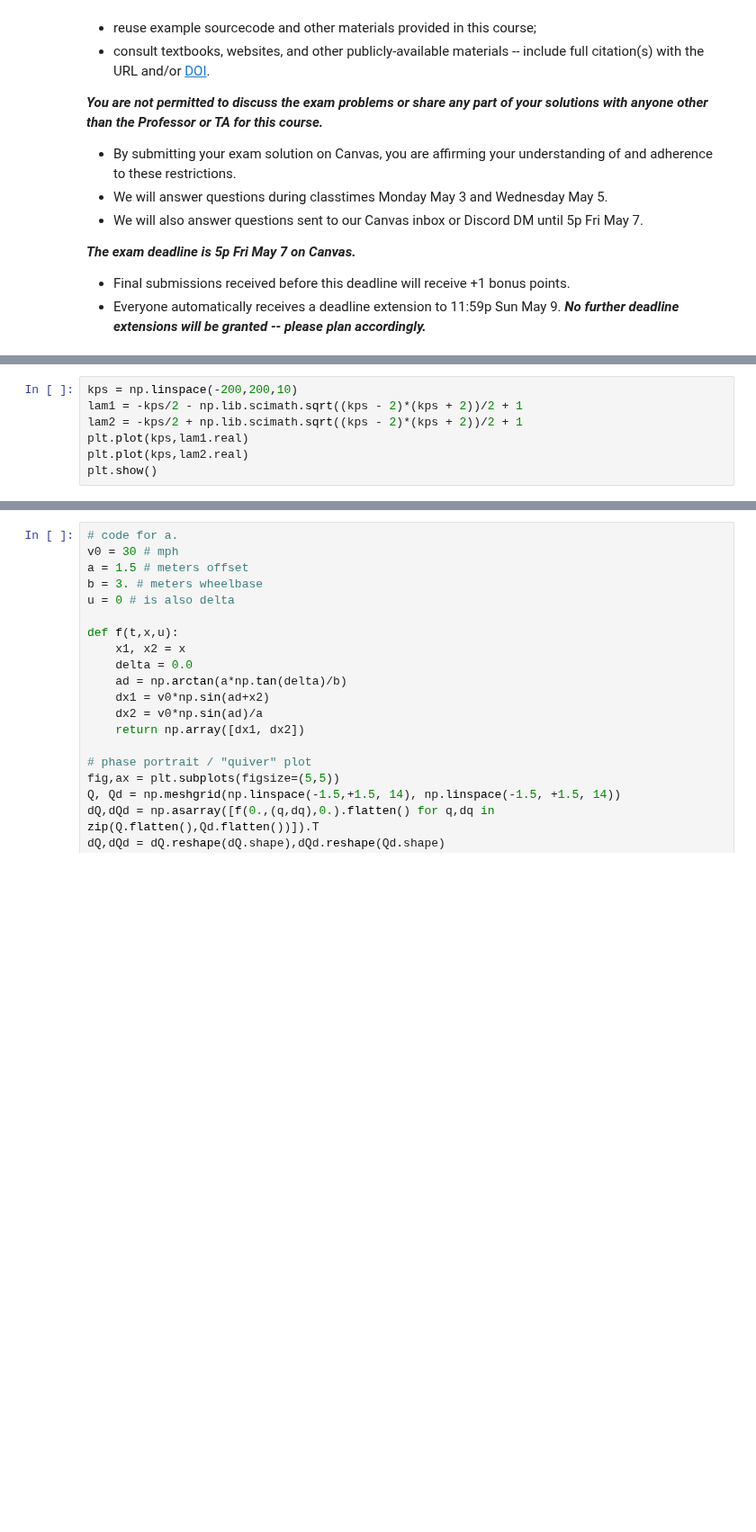
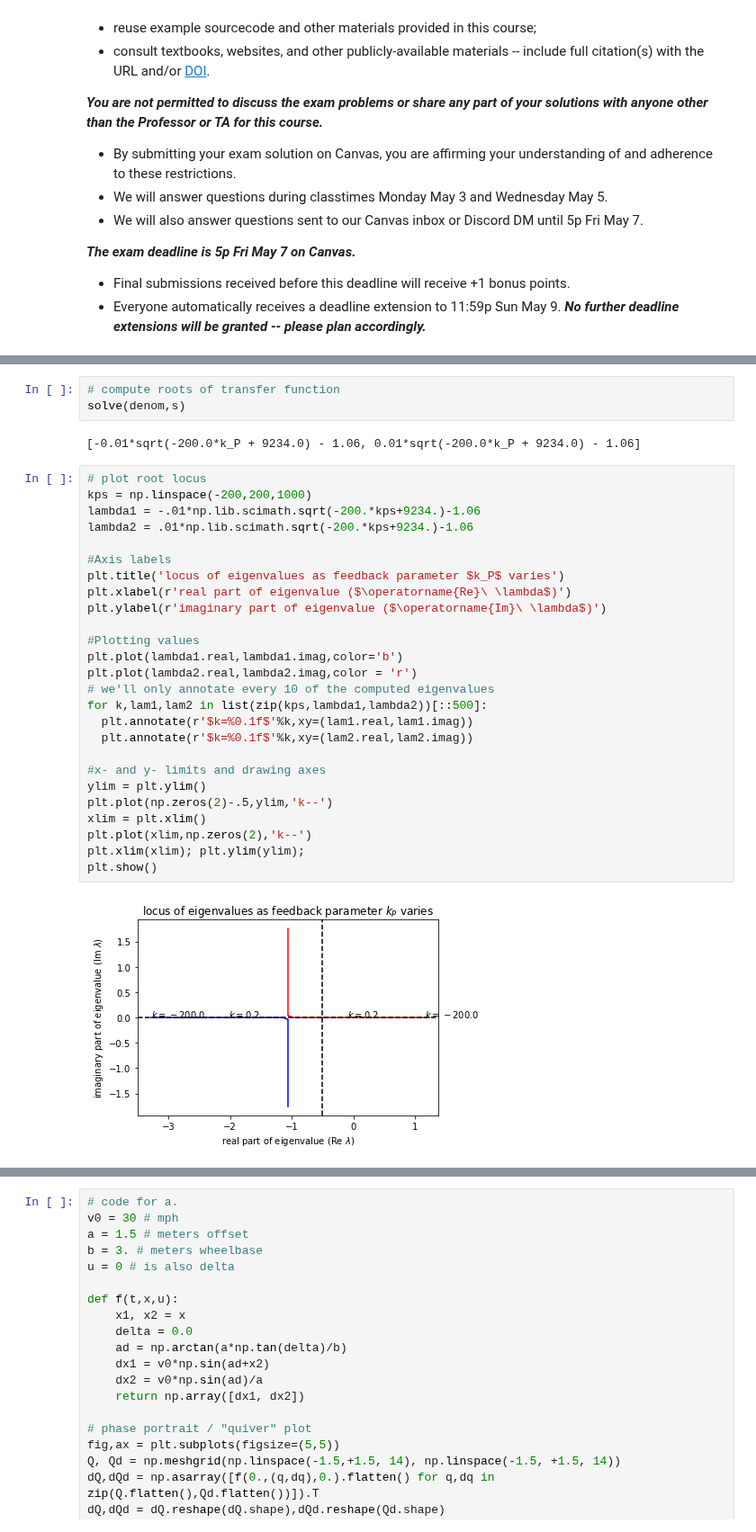
Before and after one commit to JGSuw/ee447_hw_solutions_public, a Jupyter notebook: exam1_solution.ipynb, the cells around one changed output, grey strips where cells are left out. Shown at 90% size. Cells and saved outputs as stored; diff of their text form; blank space fills up the shorter version.

```diff
--- a/exam1_solution.ipynb
+++ b/exam1_solution.ipynb
@@ -140,7 +65,0 @@ plt.plot(x, y, 'o', color='black');
-# %%
-kps = np.linspace(-200,200,10)
-lam1 = -kps/2 - np.lib.scimath.sqrt((kps - 2)*(kps + 2))/2 + 1
-lam2 = -kps/2 + np.lib.scimath.sqrt((kps - 2)*(kps + 2))/2 + 1
-plt.plot(kps,lam1.real)
-plt.plot(kps,lam2.real)
-plt.show()
@@ -146,0 +116,33 @@ plt.show()
+# %%
+# compute roots of transfer function
+solve(denom,s)
+# %% [output]
+[-0.01*sqrt(-200.0*k_P + 9234.0) - 1.06, 0.01*sqrt(-200.0*k_P + 9234.0) - 1.06]
+# %%
+# plot root locus
+kps = np.linspace(-200,200,1000)
+lambda1 = -.01*np.lib.scimath.sqrt(-200.*kps+9234.)-1.06
+lambda2 = .01*np.lib.scimath.sqrt(-200.*kps+9234.)-1.06
+
+#Axis labels
+plt.title('locus of eigenvalues as feedback parameter $k_P$ varies')
+plt.xlabel(r'real part of eigenvalue ($\operatorname{Re}\ \lambda$)')
+plt.ylabel(r'imaginary part of eigenvalue ($\operatorname{Im}\ \lambda$)')
+
+#Plotting values
+plt.plot(lambda1.real,lambda1.imag,color='b')
+plt.plot(lambda2.real,lambda2.imag,color = 'r')
+# we'll only annotate every 10 of the computed eigenvalues
+for k,lam1,lam2 in list(zip(kps,lambda1,lambda2))[::500]:
+  plt.annotate(r'$k=%0.1f$'%k,xy=(lam1.real,lam1.imag))
+  plt.annotate(r'$k=%0.1f$'%k,xy=(lam2.real,lam2.imag))
+
+#x- and y- limits and drawing axes
+ylim = plt.ylim()
+plt.plot(np.zeros(2)-.5,ylim,'k--')
+xlim = plt.xlim()
+plt.plot(xlim,np.zeros(2),'k--')
+plt.xlim(xlim); plt.ylim(ylim);
+plt.show()
+# %% [output]
+[figure, added]
```
Also changed, not shown: parts of 14 cells of this notebook.
